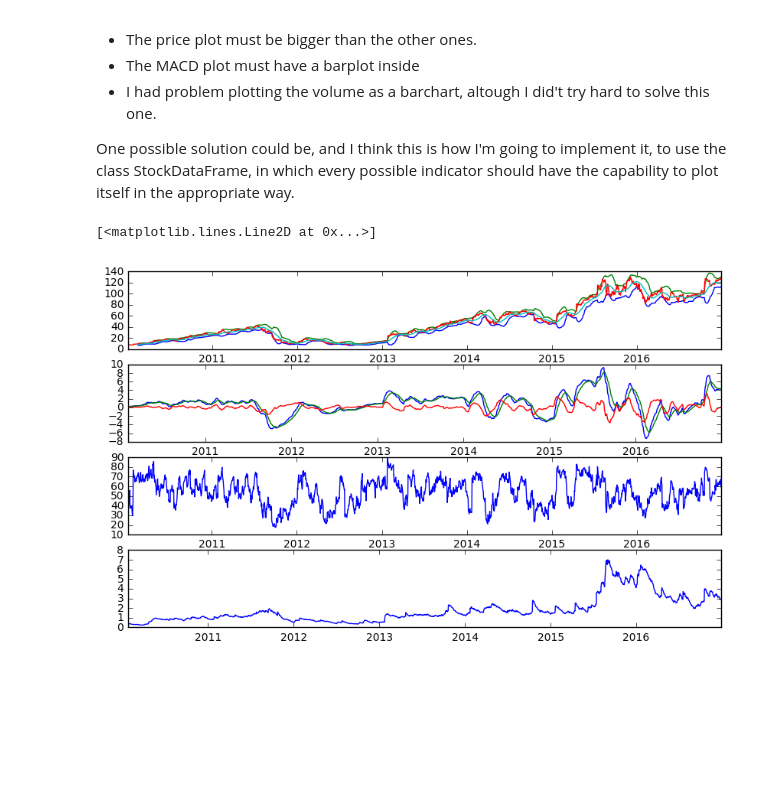
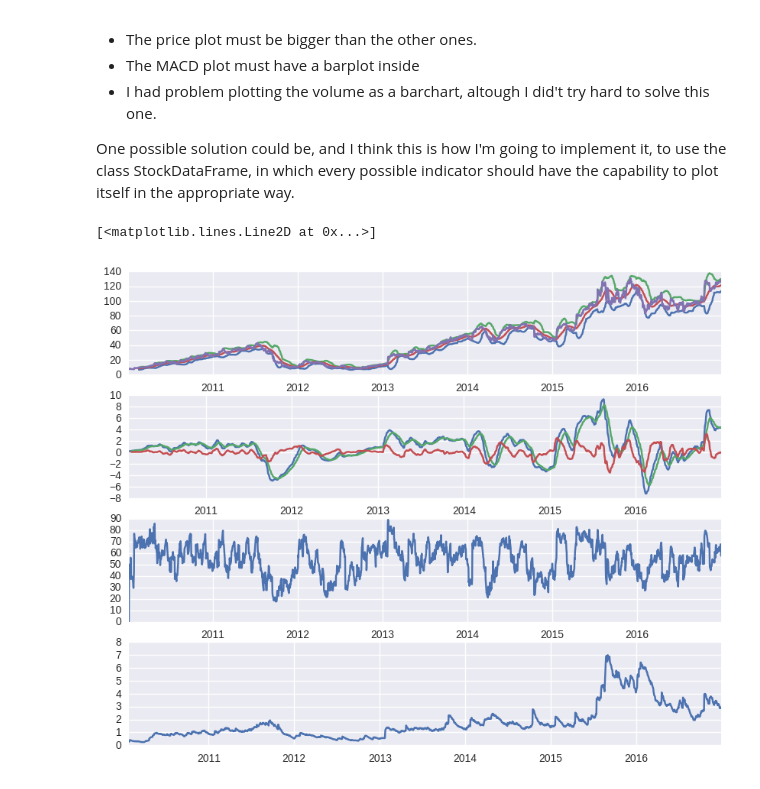
Before and after one commit to bchirico/finance4py, a Jupyter notebook: notebooks/indicator_examples_with_plots.ipynb, the cells around one changed output. Drawn from its saved outputs; the diff is of its cells as text; code cells hidden in the pictures; blank space fills up the shorter version.

```diff
--- a/notebooks/indicator_examples_with_plots.ipynb
+++ b/notebooks/indicator_examples_with_plots.ipynb
@@ -4,11 +4,12 @@ import finance4py as fp
 import matplotlib.pyplot as plt
 from matplotlib import pylab
 import pandas as pd
+import seaborn as sns
 
 from pandas_datareader.data import DataReader
 
 %matplotlib inline
-pylab.rcParams['figure.figsize'] = (10, 6)
+pylab.rcParams['figure.figsize'] = (10, 8)
 # %% [markdown]
 ## finance4py plotting example
 In this example I'm going to evaluate different indicator and plot them one using pyplot subplots.
@@ -21,3 +31,4 @@ boll_bands = fp.bbands(stock.Close)
 # %%
 # extract average true range
-atr = fp.average_true_range(stock)
+atr = fp.average_true_range(stock.High, stock.Low, stock.Close)
+atr.tail()
@@ -24,3 +43,4 @@ atr = fp.average_true_range(stock)
 # %%
 # extract RSI
-rsi = fp.rsi(stock)
+rsi = fp.rsi(stock.Close).to_frame()
+rsi.head(10)
@@ -27,7 +60,7 @@ rsi = fp.rsi(stock)
 # %%
 # extract MACD
-macd = fp.macd(stock)
-macd.head()
+macd = fp.macd(stock.Close)
+macd.tail()
 # %% [output]
 |  | MACD_12_26 | MACDsign_12_26 | MACDdiff_12_26 |
 | Date |  |  |  |
@@ -49,16 +82,16 @@ One possible solution could be, and I think this is how I'm going to implement i
 # %%
 plt.figure(1)
 plt.subplot(411)
-plt.plot(boll_bands)
+plt.plot(boll_bands.join(stock.Close))
 
 plt.subplot(412)
 plt.plot(macd)
 
 plt.subplot(413)
 plt.plot(rsi)
 
 plt.subplot(414)
 plt.plot(atr['ATR'])
 # %% [output]
 [<matplotlib.lines.Line2D at 0x...>]
-[figure, old version]
+[figure, new version]
```
Also changed, not shown: parts of 4 cells of this notebook, 2 other files.
